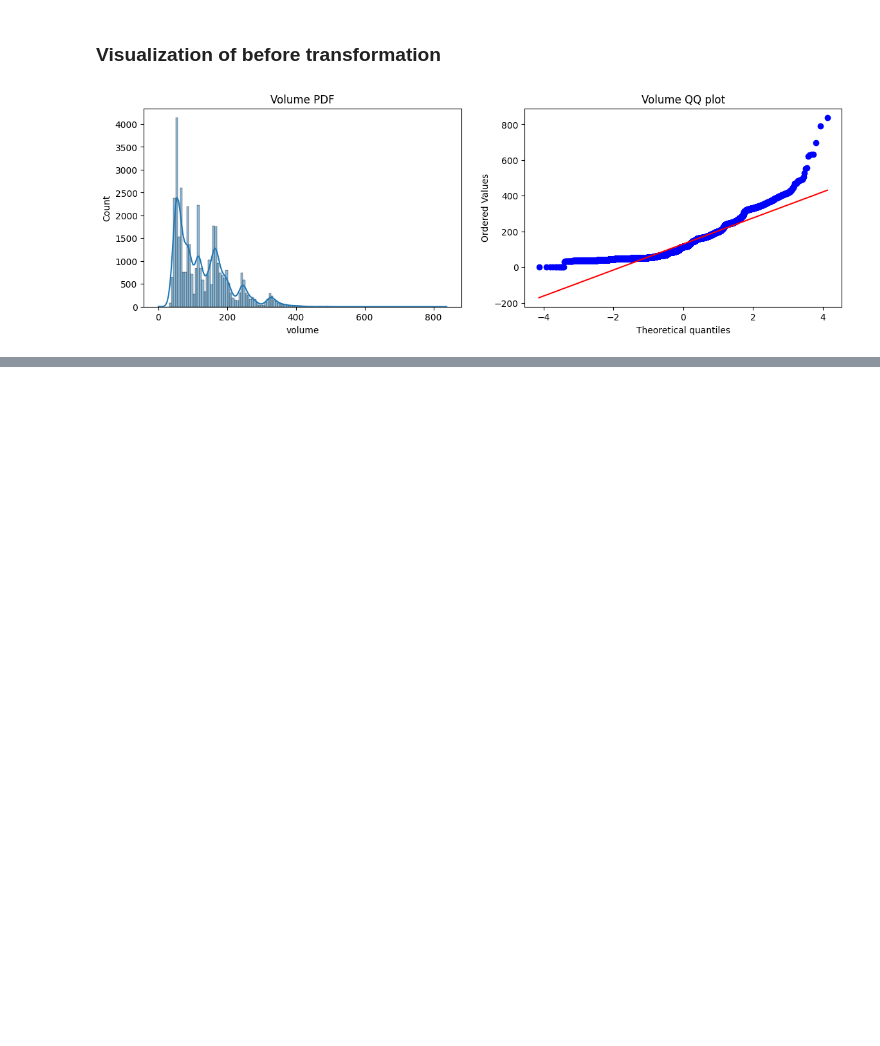
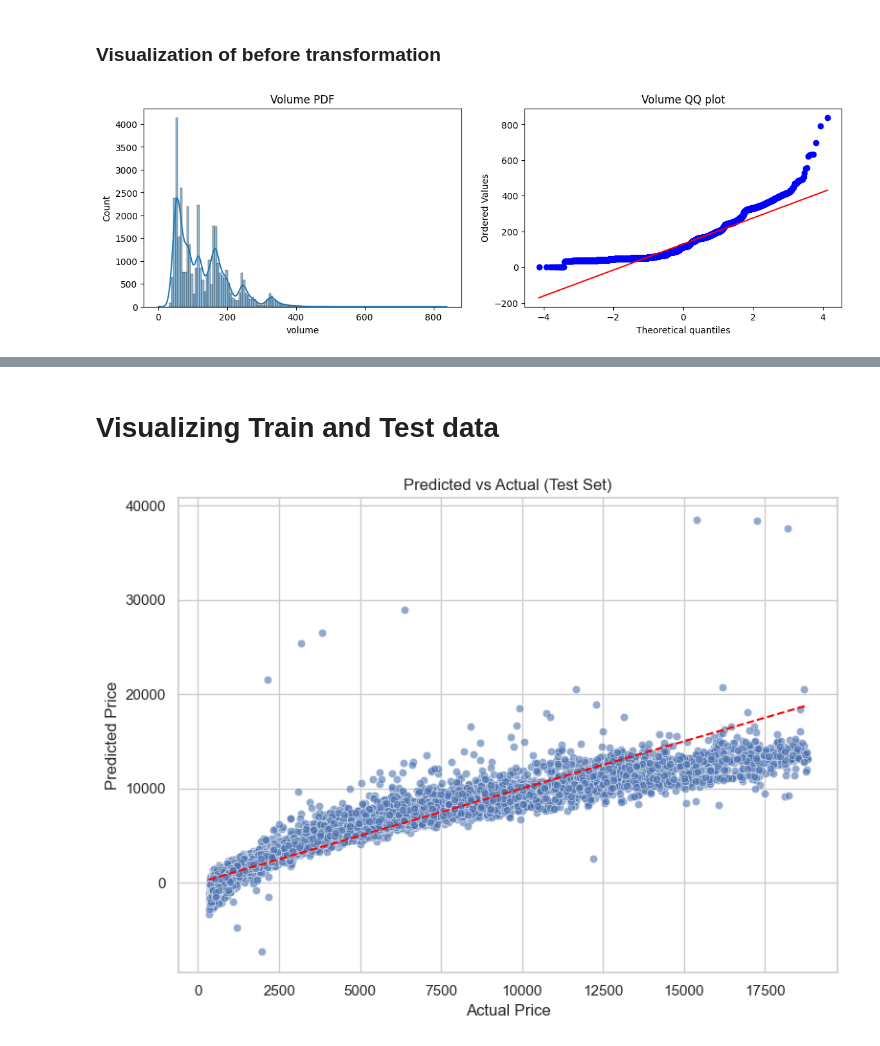
Before and after one commit to chaudhary-dotcom/Transformation, a Jupyter notebook: diamonds_transformation.ipynb, the cells around one changed output, grey strips where cells are left out. Cells and saved outputs as stored; diff of their text form; code cells hidden in the pictures; blank space fills up the shorter version.

```diff
--- a/diamonds_transformation.ipynb
+++ b/diamonds_transformation.ipynb
@@ -141,7 +148,21 @@ cut_categories = ['Ideal', 'Premium', 'Good', 'Very Good', 'Fair']
 # %%
 preprocessor = ColumnTransformer([
-    ('ordinal_encoding', OrdinalEncoder(categories=[cut_categories]), ['cut'])
+    ('ordinal_encoding', OrdinalEncoder(categories=[cut_categories, clarity_categories]), ['cut', 'clarity']),
+    ('onehot', OneHotEncoder(categories=[nominal_feature], drop='first'), ['color']),
+    ('log_and_scale', Pipeline([
+        ('log', FunctionTransformer(np.log1p, validate=False)),
+        ('scale', StandardScaler())
+
+    ]), log_features),
+
+    ('scale_only', StandardScaler(), scale_only)
 ], remainder='passthrough')
+# %%
+pipe = Pipeline(steps=[
+    ('preprocessor', preprocessor),
+    ('model', LinearRegression())
+])
 # %%
-preprocessor
+#fit the model
+pipe.fit(X_train, y_train)
 # %% [output]
@@ -170,0 +186,3 @@ df
+# %%
+y_pred_test = pipe.predict(X_test)
+y_pred_train = pipe.predict(X_train)
@@ -170,0 +221,17 @@ df
+# %% [markdown]
+# Visualizing Train and Test data
+# %%
+# Set plotting style
+sns.set(style="whitegrid")
+
+# 1. Predicted vs Actual
+plt.figure(figsize=(8, 6))
+sns.scatterplot(x=y_test, y=y_pred_test, alpha=0.6)
+plt.plot([y_test.min(), y_test.max()], [y_test.min(), y_test.max()], color='red', linestyle='--')
+plt.xlabel("Actual Price")
+plt.ylabel("Predicted Price")
+plt.title("Predicted vs Actual (Test Set)")
+plt.tight_layout()
+plt.show()
+# %% [output]
+[figure, added]
```
Also changed, not shown: parts of 16 cells of this notebook.
